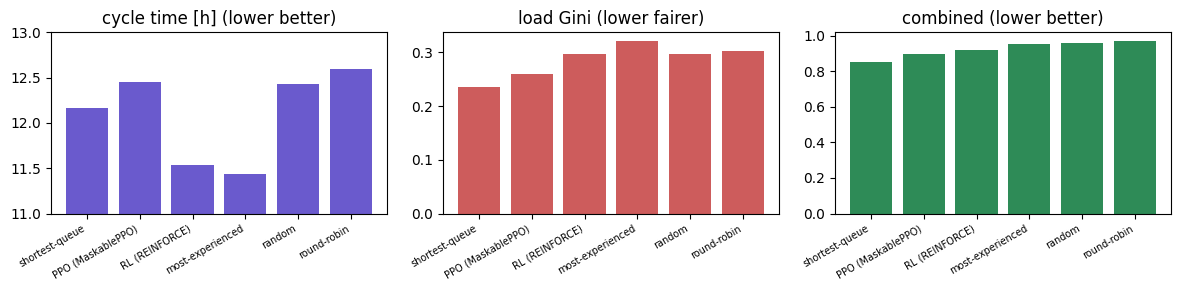
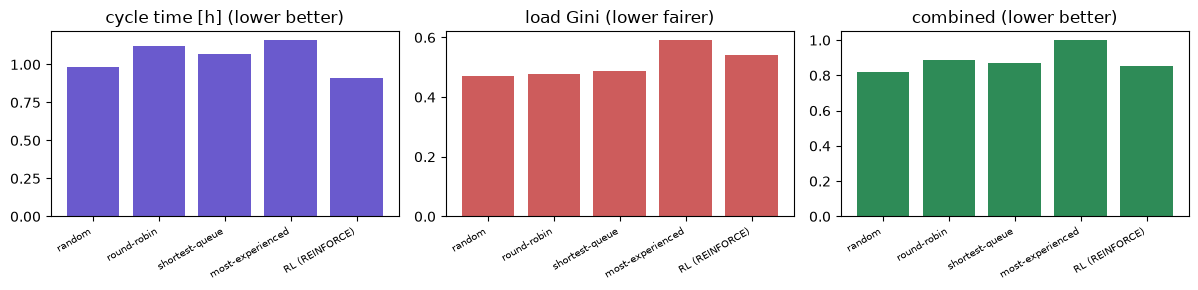
The change to this notebook cell's code, shown as a diff; its figure went from the first image to the second:
--- before
+++ after
@@ -6,5 +6,5 @@
 fig, axes = plt.subplots(1, 3, figsize=(12, 3))
 axes[0].bar(cmp['method'], cmp['cycle_time_h'], color='slateblue')
-axes[0].set_title('cycle time [h] (lower better)'); axes[0].set_ylim(11, 13)
+axes[0].set_title('cycle time [h] (lower better)')
 axes[1].bar(cmp['method'], cmp['load_gini'], color='indianred')
 axes[1].set_title('load Gini (lower fairer)')

Commit: RL + PPO adjustments